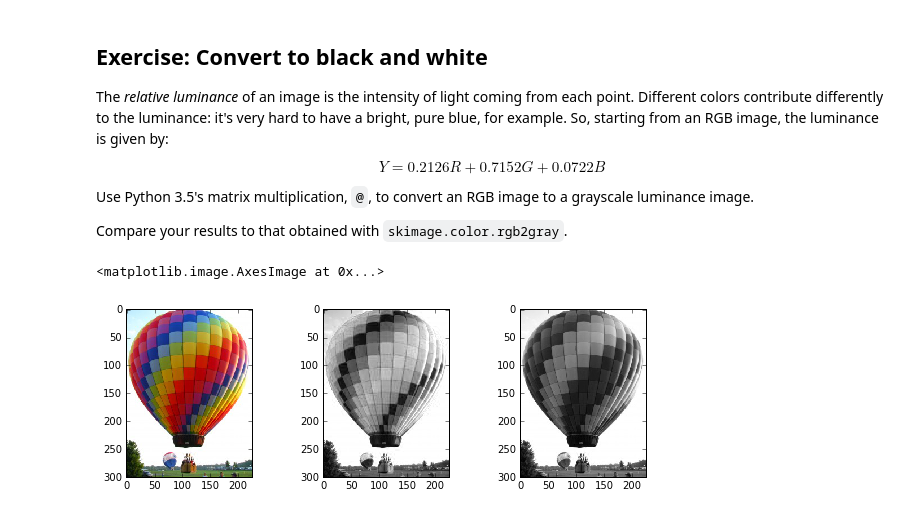
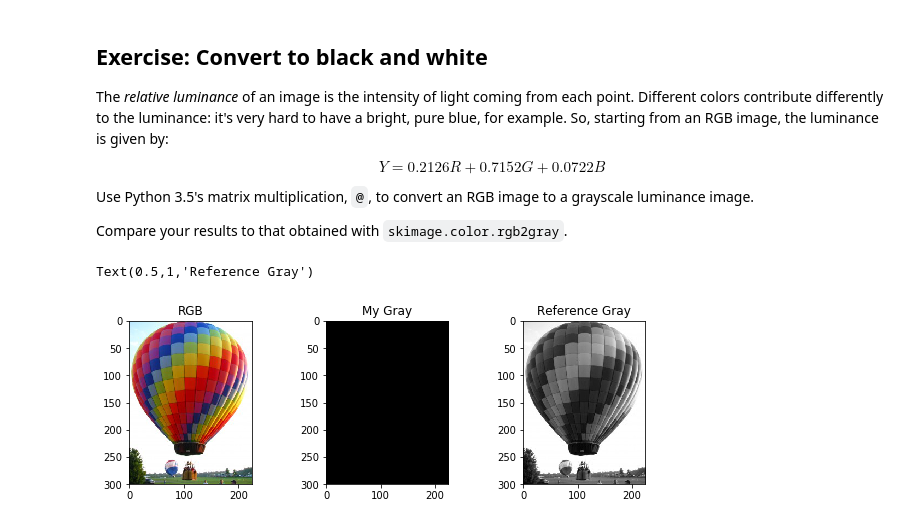
Before and after one commit to rmegret/visionlab, a Jupyter notebook: lectures/00_images_are_arrays.ipynb, the cells around one changed output. Saved outputs shown, nothing was run; the diff lists cells and outputs as text; code cells hidden in the pictures.

```diff
--- a/lectures/00_images_are_arrays.ipynb
+++ b/lectures/00_images_are_arrays.ipynb
@@ -454,15 +461,15 @@ Compare your results to that obtained with `skimage.color.rgb2gray`.
 # %%
 def myrgb2gray(image):
     # Write code to convert RGB to gray
 
-    gray = image[:,:,0] # TODO: replace this by the real gray value
+    gray = 0.0*image[:,:,0] # TODO: replace this by the real gray value
 
     return gray
 
 fig, axes = plt.subplots(1,3,figsize=(10,3))
-axes[0].imshow(balloon)
-axes[1].imshow(myrgb2gray(balloon))
-axes[2].imshow(skimage.color.rgb2gray(balloon))
+axes[0].imshow(balloon); axes[0].set_title('RGB')
+axes[1].imshow(myrgb2gray(balloon)); axes[1].set_title('My Gray')
+axes[2].imshow(skimage.color.rgb2gray(balloon)); axes[2].set_title('Reference Gray')
 # %% [output]
-<matplotlib.image.AxesImage at 0x...>
+Text(0.5,1,'Reference Gray')
-[figure, old version]
+[figure, new version]
```
Also changed, not shown: parts of 22 cells of this notebook, 1 other file.
